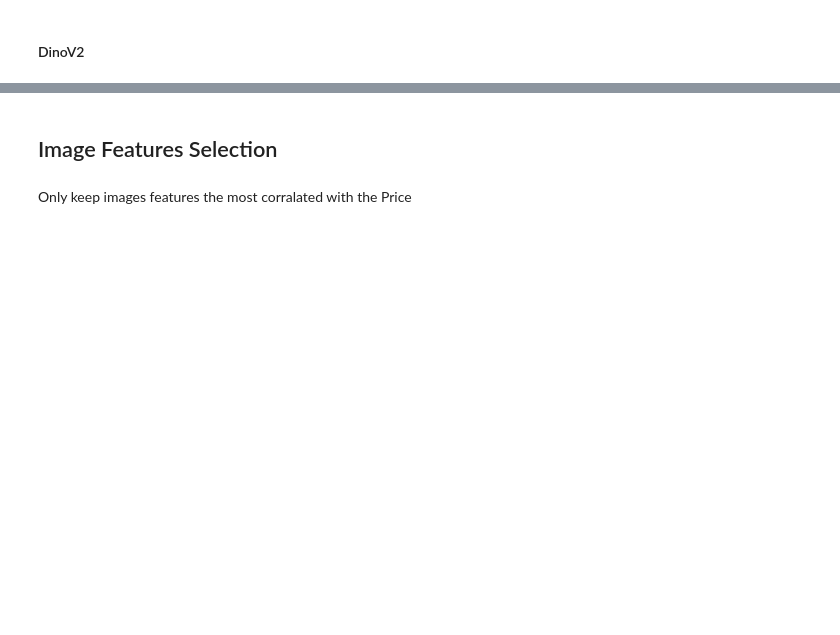
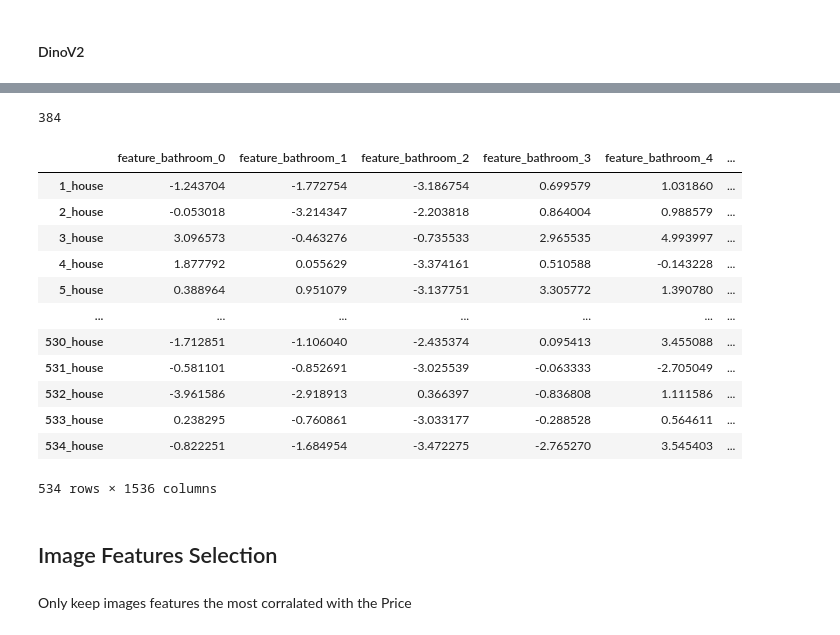
Before and after one commit to florian-morel22/House-pricing-ML, a Jupyter notebook: data_processing.ipynb, the cells around one changed output, grey strips where cells are left out. Saved outputs shown, nothing was run; the diff lists cells and outputs as text; code cells hidden in the pictures; blank space fills up the shorter version.

```diff
--- a/data_processing.ipynb
+++ b/data_processing.ipynb
@@ -169,0 +266,2 @@ features_df.to_csv(features_dataset_out_folder / "img_features_dataset_dinoV2_sm
+# %%
+outputs = pipe(imgs)
@@ -169,0 +290,60 @@ features_df.to_csv(features_dataset_out_folder / "img_features_dataset_dinoV2_sm
+# %%
+model_name = 'facebook/dinov2-small'
+
+processor = AutoImageProcessor.from_pretrained(model_name)
+model = AutoModel.from_pretrained(model_name)
+# %%
+features_list = {}
+
+for img_path in tqdm(img_dataset_path.iterdir()):
+
+    if img_path.suffix != ".jpg":
+        continue
+
+    img_name = Path(img_path).stem
+    image = Image.open(img_path)
+
+    inputs = processor(images=image, return_tensors="pt")
+    outputs = model(**inputs)
+
+    features_list[img_name] = outputs.pooler_output.detach().numpy()[0].tolist()
+# %%
+n_feats = len(features_list[next(iter(features_list))])
+n_feats # outputs of the feature extractor for 1 image
+# %% [output]
+384
+# %%
+concat_feats = {}
+
+for i in range(1, len(features_list.keys())//4):
+
+    feats_bathroom = features_list[f"{i}_bathroom"]
+    feats_bedroom = features_list[f"{i}_bedroom"]
+    feats_frontal = features_list[f"{i}_frontal"]
+    feats_kitchen = features_list[f"{i}_kitchen"]
+
+    feats_house = feats_bathroom + feats_bedroom + feats_frontal + feats_kitchen
+
+    concat_feats[f"{i}_house"] = feats_house
+# %%
+rooms = ["bathroom", "bedroom", "frontal", "kitchen"]
+
+features_df = pd.DataFrame.from_dict(concat_feats, orient='index', columns=[
+    f"feature_{rooms[i//n_feats]}_{i%n_feats}"
+    for i in range(len(concat_feats[next(iter(concat_feats))
+]))])
+features_df
+# %% [output]
+|  | feature_bathroom_0 | feature_bathroom_1 | feature_bathroom_2 | feature_bathroom_3 | feature_bathroom_4 | ... |
+| 1_house | -1.243704 | -1.772754 | -3.186754 | 0.699579 | 1.031860 | ... |
+| 2_house | -0.053018 | -3.214347 | -2.203818 | 0.864004 | 0.988579 | ... |
+| 3_house | 3.096573 | -0.463276 | -0.735533 | 2.965535 | 4.993997 | ... |
+| 4_house | 1.877792 | 0.055629 | -3.374161 | 0.510588 | -0.143228 | ... |
+| 5_house | 0.388964 | 0.951079 | -3.137751 | 3.305772 | 1.390780 | ... |
+| ... | ... | ... | ... | ... | ... | ... |
+| 530_house | -1.712851 | -1.106040 | -2.435374 | 0.095413 | 3.455088 | ... |
+| 531_house | -0.581101 | -0.852691 | -3.025539 | -0.063333 | -2.705049 | ... |
+| 532_house | -3.961586 | -2.918913 | 0.366397 | -0.836808 | 1.111586 | ... |
+| 533_house | 0.238295 | -0.760861 | -3.033177 | -0.288528 | 0.564611 | ... |
+| 534_house | -0.822251 | -1.684954 | -3.472275 | -2.765270 | 3.545403 | ... |
+534 rows × 1536 columns
```
Also changed, not shown: parts of 36 cells of this notebook, 2 other files.
